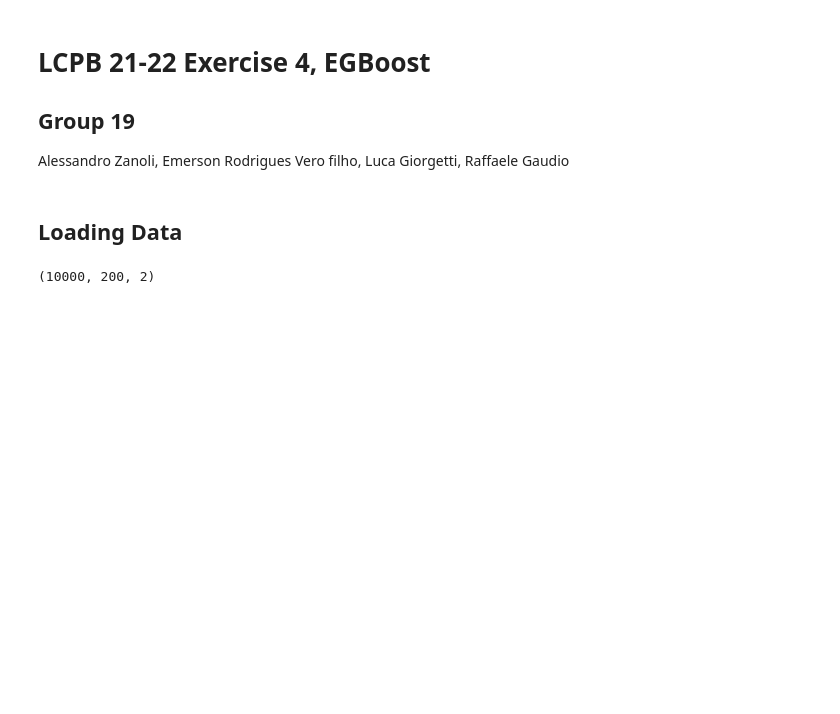
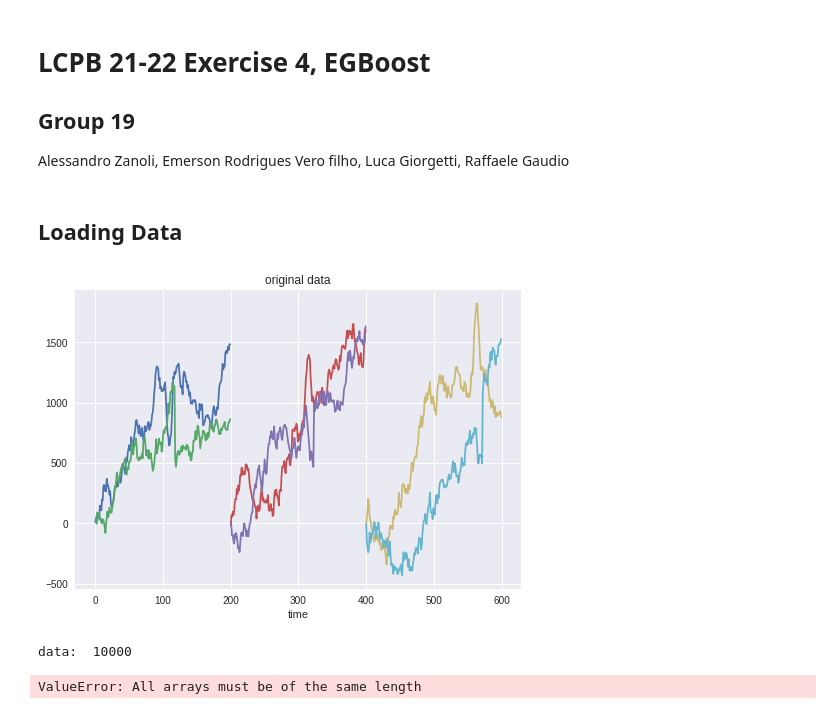
Before and after one commit to emersonvero/LoCP2, a Jupyter notebook: 04_XGBoost/2219_assignment_04.ipynb, the cells around one changed output. Cells and saved outputs as stored; diff of their text form; code cells hidden in the pictures; blank space fills up the shorter version.

```diff
--- a/04_XGBoost/2219_assignment_04.ipynb
+++ b/04_XGBoost/2219_assignment_04.ipynb
@@ -27,3 +27,37 @@ y=np.load(fnamey)
+# %%
+N,L = len(x), len(x[0])
+
+Show_data(x,L,"original data")
+n_class = 3    #  = len(np.unique(y))
+print('data: ',N)
+# %% [output]
+[figure, added]
+data:  10000
 # %%
+def get_df(x):
+    '''Build input dataframe for given data series
+    Input:
+    var = array of time series, (#samples,time,1)
+    Return:
+    df = dataframe ready for features extraction
+    '''
+
+    #N = #samples, t = timesteps
+    N, t = x.shape[0], x.shape[1]
+    #build id columns
+    id_col = np.repeat(np.arange(N),t)
+    #build time columns
+    time_col = np.tile(np.arange(t),N)
+    #build var columns
+    x_col = x.flatten()
+
+    #build dict for df
+    x_dict = {'id':id_col,'time':time_col,'value':x_col}
+
+    #return dataframe
+    return pd.DataFrame(x_dict)
-# %% [output]
-(10000, 200, 2)
+# %%
+#get df
+df = get_df(x)
+# %% [output]
+ValueError: All arrays must be of the same length
```
Also changed, not shown: parts of 1 cell of this notebook.
